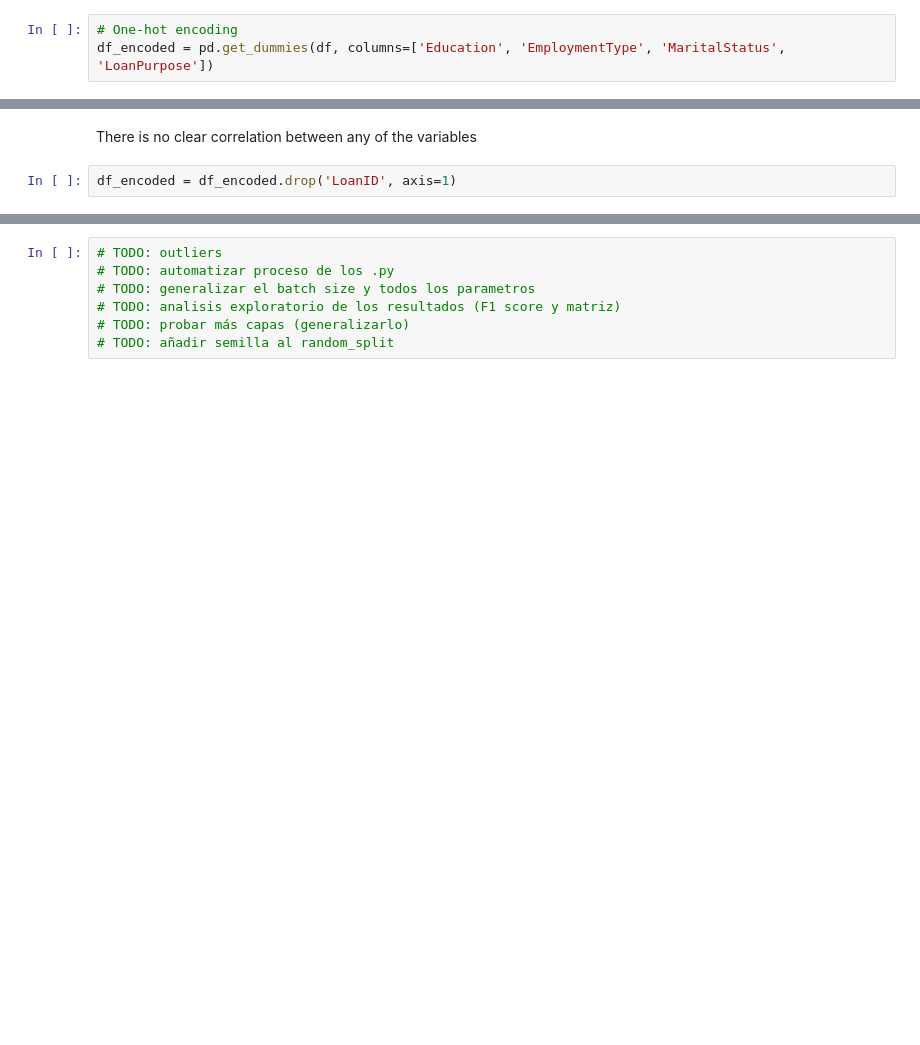
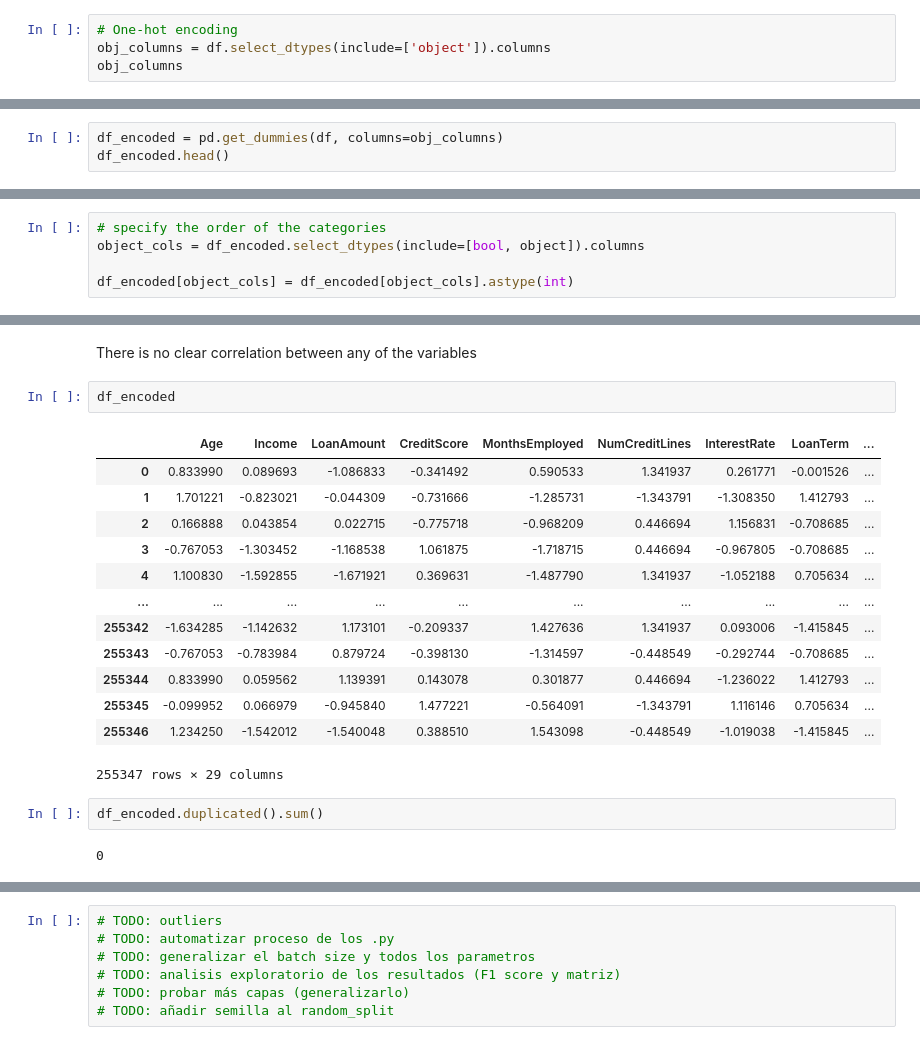
Before and after one commit to javiprietod/TFG, a Jupyter notebook: logistic.ipynb, the cells around one changed output, grey strips where cells are left out. Cells and saved outputs as stored; diff of their text form; blank space fills up the shorter version.

```diff
--- a/logistic.ipynb
+++ b/logistic.ipynb
@@ -63,3 +127,4 @@ plt.show()
 # %%
 # One-hot encoding
-df_encoded = pd.get_dummies(df, columns=['Education', 'EmploymentType', 'MaritalStatus', 'LoanPurpose'])
+obj_columns = df.select_dtypes(include=['object']).columns
+obj_columns
@@ -79,0 +133,3 @@ df_encoded[bool_columns] = df_encoded[bool_columns].astype(int)
+# %%
+df_encoded = pd.get_dummies(df, columns=obj_columns)
+df_encoded.head()
@@ -80,3 +144,8 @@ df_encoded[bool_columns] = df_encoded[bool_columns].astype(int)
+# %%
+# specify the order of the categories
+object_cols = df_encoded.select_dtypes(include=[bool, object]).columns
+
+df_encoded[object_cols] = df_encoded[object_cols].astype(int)
 # %%
 corr_matrix = df.select_dtypes(include=[np.number]).corr()
 
@@ -98,8 +167,26 @@ plt.show()
 [figure]
 # %% [markdown]
 There is no clear correlation between any of the variables
-# %%
-df_encoded = df_encoded.drop('LoanID', axis=1)
+# %%
+df_encoded
+# %% [output]
+|  | Age | Income | LoanAmount | CreditScore | MonthsEmployed | NumCreditLines | InterestRate | LoanTerm | ... |
+| 0 | 0.833990 | 0.089693 | -1.086833 | -0.341492 | 0.590533 | 1.341937 | 0.261771 | -0.001526 | ... |
+| 1 | 1.701221 | -0.823021 | -0.044309 | -0.731666 | -1.285731 | -1.343791 | -1.308350 | 1.412793 | ... |
+| 2 | 0.166888 | 0.043854 | 0.022715 | -0.775718 | -0.968209 | 0.446694 | 1.156831 | -0.708685 | ... |
+| 3 | -0.767053 | -1.303452 | -1.168538 | 1.061875 | -1.718715 | 0.446694 | -0.967805 | -0.708685 | ... |
+| 4 | 1.100830 | -1.592855 | -1.671921 | 0.369631 | -1.487790 | 1.341937 | -1.052188 | 0.705634 | ... |
+| ... | ... | ... | ... | ... | ... | ... | ... | ... | ... |
+| 255342 | -1.634285 | -1.142632 | 1.173101 | -0.209337 | 1.427636 | 1.341937 | 0.093006 | -1.415845 | ... |
+| 255343 | -0.767053 | -0.783984 | 0.879724 | -0.398130 | -1.314597 | -0.448549 | -0.292744 | -0.708685 | ... |
+| 255344 | 0.833990 | 0.059562 | 1.139391 | 0.143078 | 0.301877 | 0.446694 | -1.236022 | 1.412793 | ... |
+| 255345 | -0.099952 | 0.066979 | -0.945840 | 1.477221 | -0.564091 | -1.343791 | 1.116146 | 0.705634 | ... |
+| 255346 | 1.234250 | -1.542012 | -1.540048 | 0.388510 | 1.543098 | -0.448549 | -1.019038 | -1.415845 | ... |
+255347 rows × 29 columns
+# %%
+df_encoded.duplicated().sum()
+# %% [output]
+0
 # %%
 set_seed(42)
 
```
Also changed, not shown: parts of 14 cells of this notebook.
